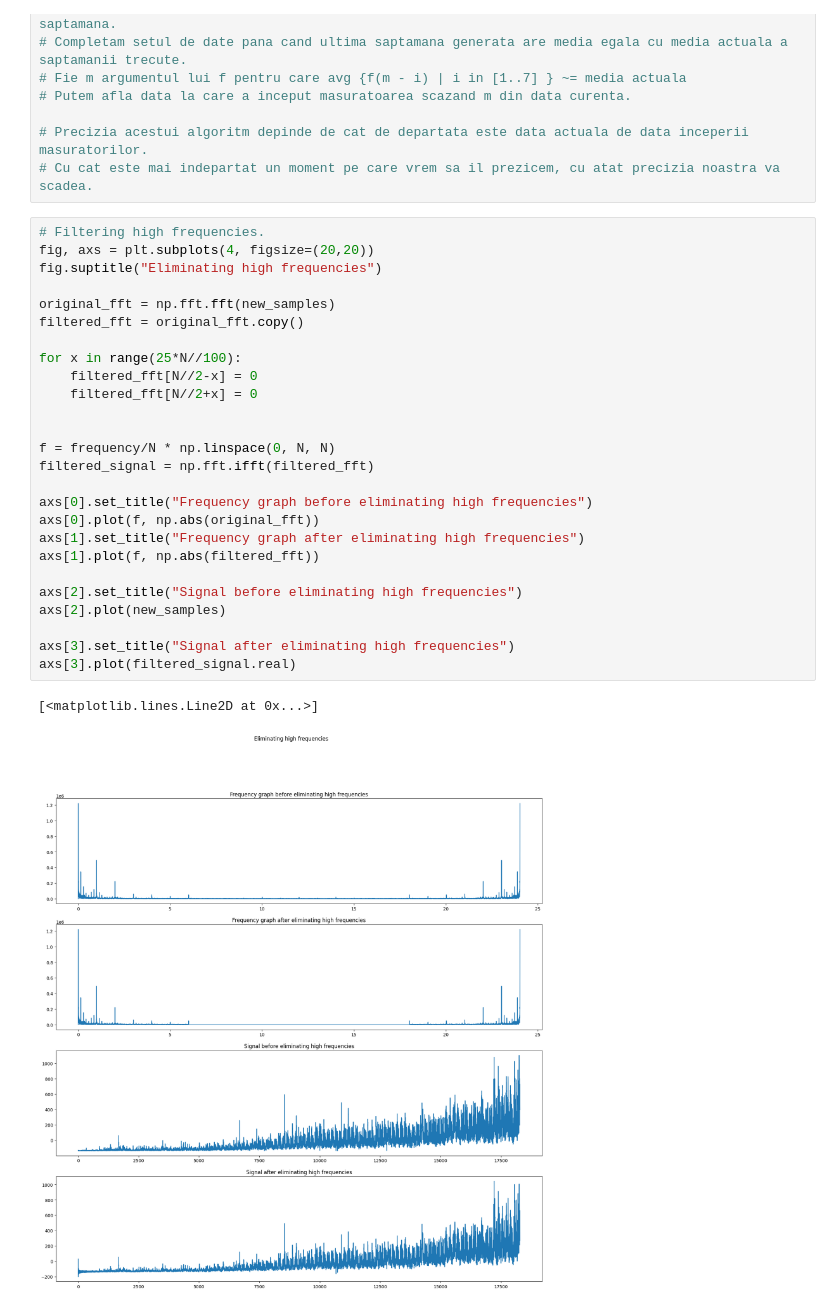
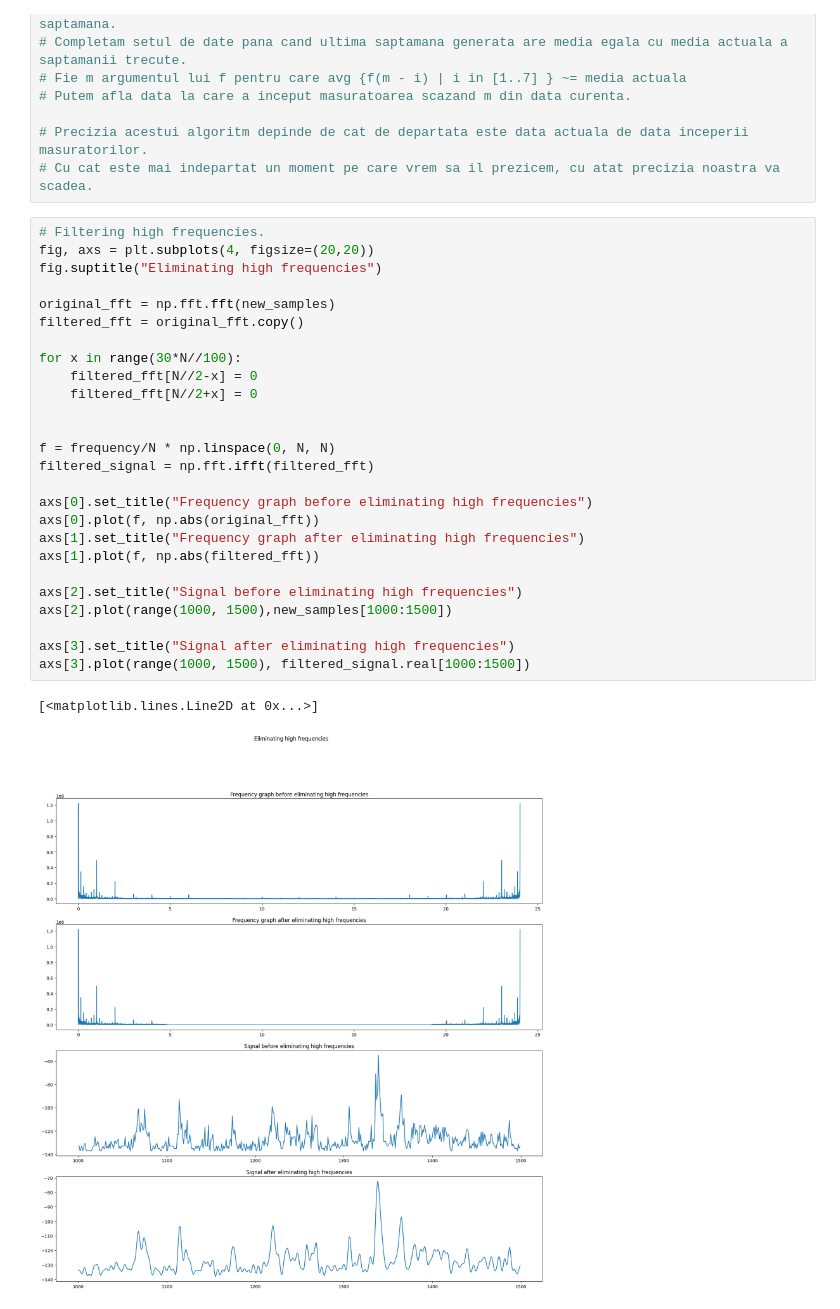
Before and after one commit to visanalexandru/SignalProcessing, a Jupyter notebook: Lab5/lab5.ipynb, the cells around one changed output. Drawn from its saved outputs; the diff is of its cells as text.

Commit message:
Improve last visualization in lab5

```diff
--- a/Lab5/lab5.ipynb
+++ b/Lab5/lab5.ipynb
@@ -123,29 +123,29 @@ Start at date:  27-05-2013 00:00
 # %%
 # Filtering high frequencies.
 fig, axs = plt.subplots(4, figsize=(20,20))
 fig.suptitle("Eliminating high frequencies")
 
 original_fft = np.fft.fft(new_samples)
 filtered_fft = original_fft.copy()
 
-for x in range(25*N//100):
+for x in range(30*N//100):
     filtered_fft[N//2-x] = 0
     filtered_fft[N//2+x] = 0
 
 
 f = frequency/N * np.linspace(0, N, N)
 filtered_signal = np.fft.ifft(filtered_fft)
 
 axs[0].set_title("Frequency graph before eliminating high frequencies")
 axs[0].plot(f, np.abs(original_fft))
 axs[1].set_title("Frequency graph after eliminating high frequencies")
 axs[1].plot(f, np.abs(filtered_fft))
 
 axs[2].set_title("Signal before eliminating high frequencies")
-axs[2].plot(new_samples)
+axs[2].plot(range(1000, 1500),new_samples[1000:1500])
 
 axs[3].set_title("Signal after eliminating high frequencies")
-axs[3].plot(filtered_signal.real)
+axs[3].plot(range(1000, 1500), filtered_signal.real[1000:1500])
 # %% [output]
 [<matplotlib.lines.Line2D at 0x...>]
-[figure, old version]
+[figure, new version]
```
